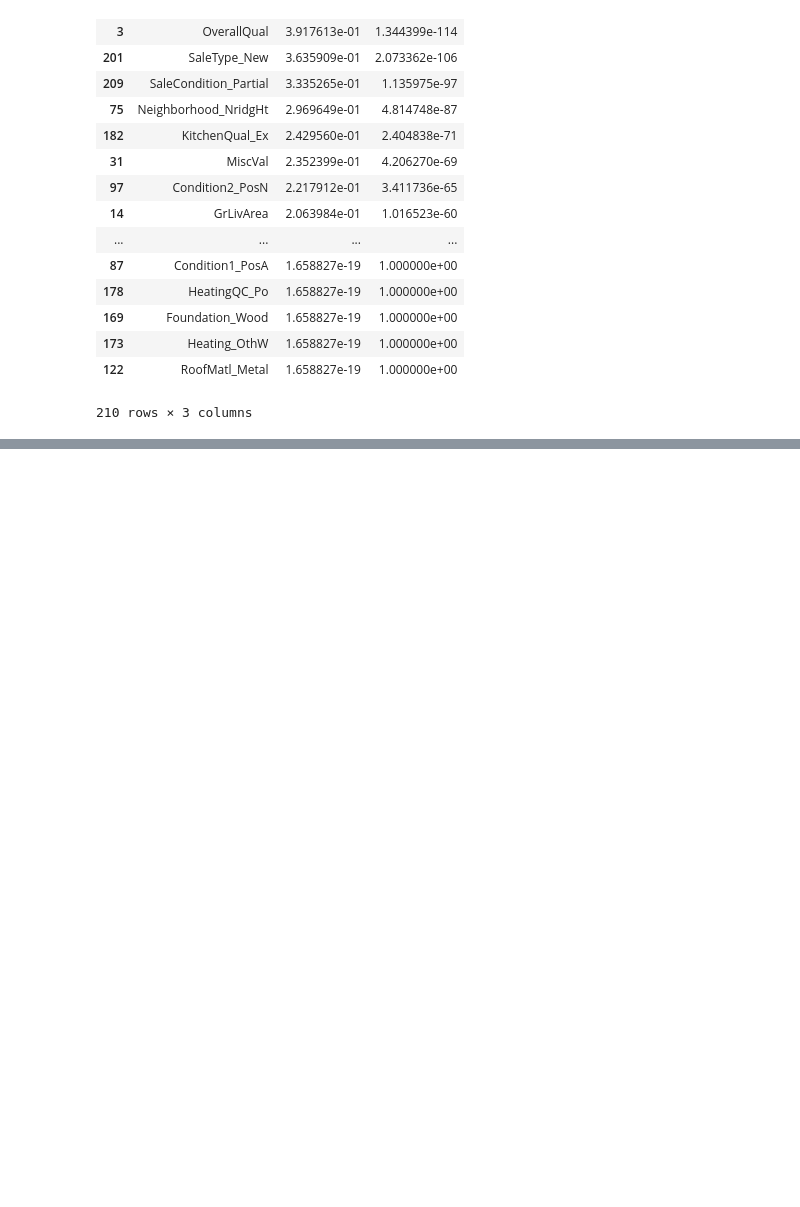
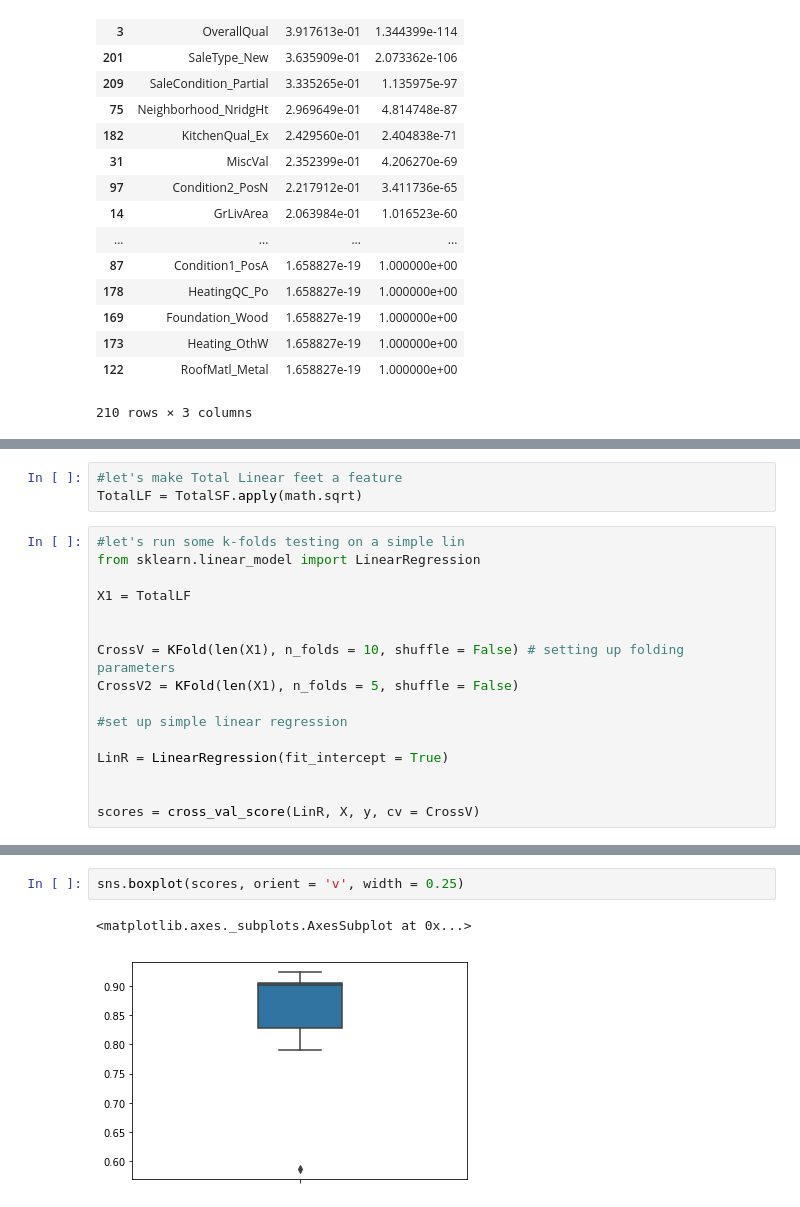
Before and after one commit to deanjgoldman/housing-ml, a Jupyter notebook: MC_Cleaning.ipynb, the cells around one changed output, grey strips where cells are left out. Saved outputs shown, nothing was run; the diff lists cells and outputs as text; blank space fills up the shorter version.

```diff
--- a/MC_Cleaning.ipynb
+++ b/MC_Cleaning.ipynb
@@ -734,0 +850,19 @@ NameError: name 'dfStrDummy' is not defined
+# %%
+#let's make Total Linear feet a feature
+TotalLF = TotalSF.apply(math.sqrt)
+# %%
+#let's run some k-folds testing on a simple lin
+from sklearn.linear_model import LinearRegression
+
+X1 = TotalLF
+
+
+CrossV = KFold(len(X1), n_folds = 10, shuffle = False) # setting up folding parameters
+CrossV2 = KFold(len(X1), n_folds = 5, shuffle = False)
+
+#set up simple linear regression
+
+LinR = LinearRegression(fit_intercept = True)
+
+
+scores = cross_val_score(LinR, X, y, cv = CrossV)
@@ -734,0 +878,5 @@ NameError: name 'dfStrDummy' is not defined
+# %%
+sns.boxplot(scores, orient = 'v', width = 0.25)
+# %% [output]
+<matplotlib.axes._subplots.AxesSubplot at 0x...>
+[figure, added]
```
Also changed, not shown: parts of 37 cells of this notebook.
